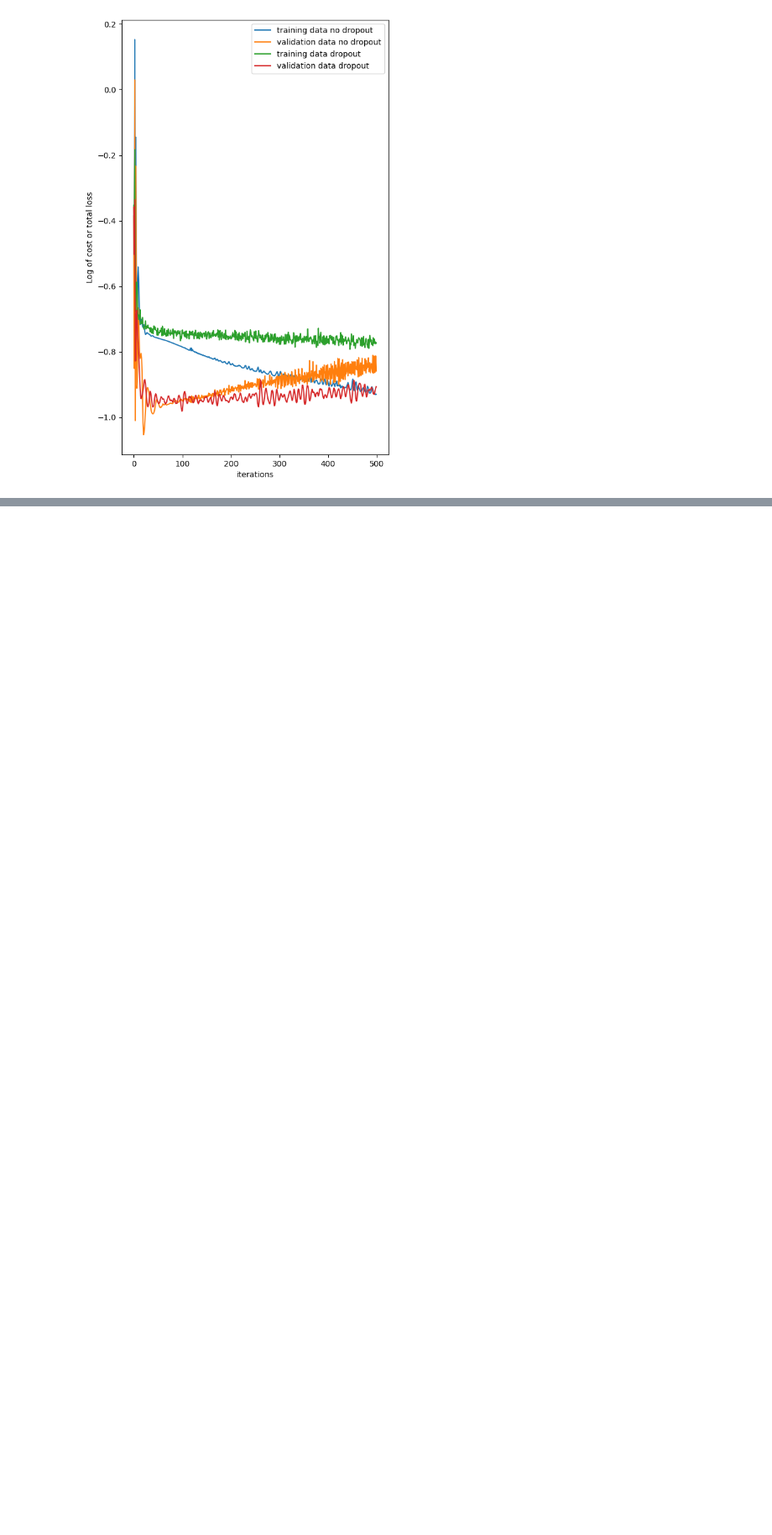
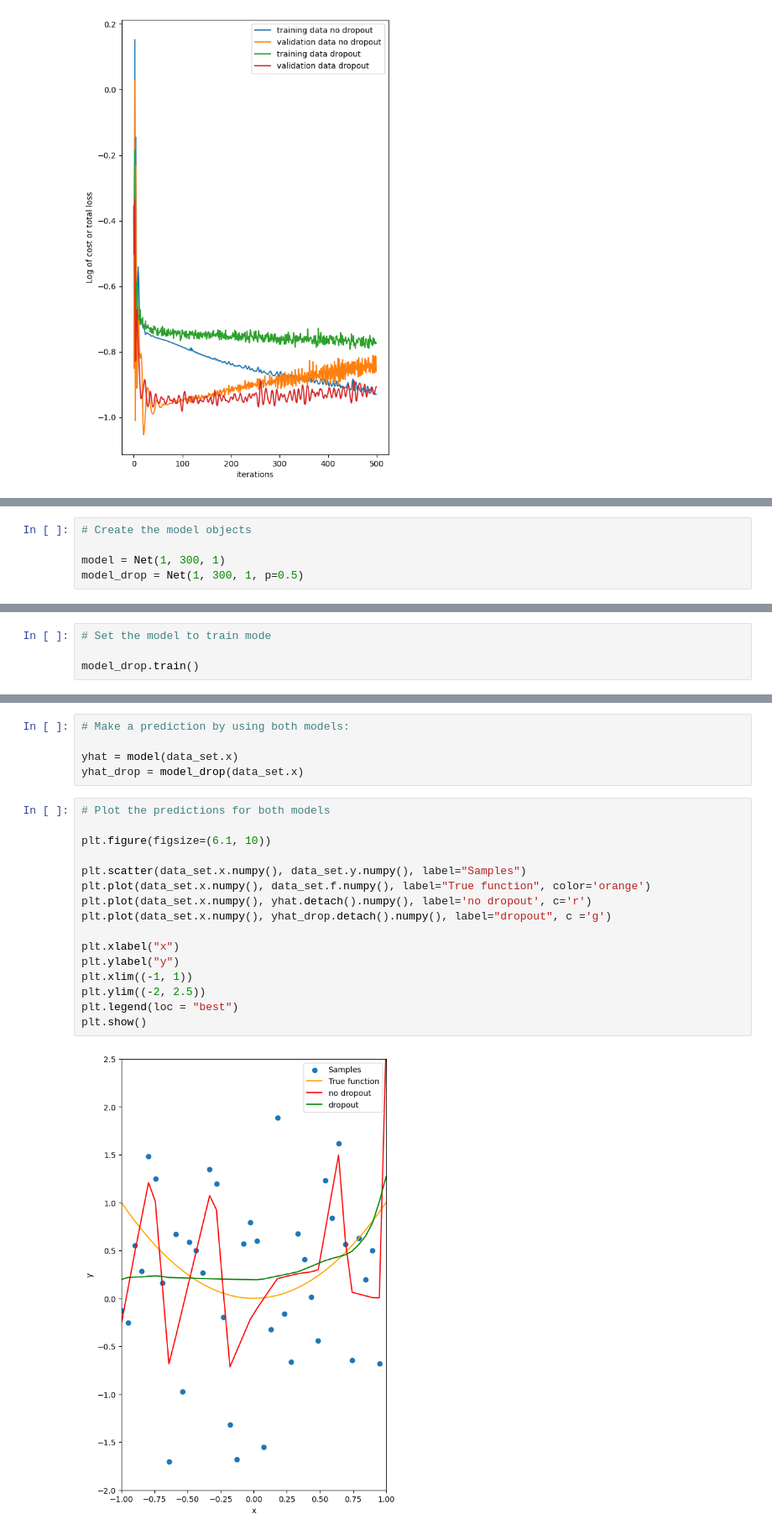
Before and after one commit to Pakhi27/DNN-Dropout-Classification-pyTorch, a Jupyter notebook: DNN_Droupout_for_classification_pyTorch.ipynb, the cells around one changed output, grey strips where cells are left out. Shown at 84% size. Cells and saved outputs as stored; diff of their text form; blank space fills up the shorter version.

```diff
--- a/DNN_Droupout_for_classification_pyTorch.ipynb
+++ b/DNN_Droupout_for_classification_pyTorch.ipynb
@@ -264,0 +347,5 @@ plot_LOSS()
+# %%
+# Create the model objects
+
+model = Net(1, 300, 1)
+model_drop = Net(1, 300, 1, p=0.5)
@@ -264,0 +354,4 @@ plot_LOSS()
+# %%
+# Set the model to train mode
+
+model_drop.train()
@@ -264,0 +420,23 @@ plot_LOSS()
+# %%
+# Make a prediction by using both models:
+
+yhat = model(data_set.x)
+yhat_drop = model_drop(data_set.x)
+# %%
+# Plot the predictions for both models
+
+plt.figure(figsize=(6.1, 10))
+
+plt.scatter(data_set.x.numpy(), data_set.y.numpy(), label="Samples")
+plt.plot(data_set.x.numpy(), data_set.f.numpy(), label="True function", color='orange')
+plt.plot(data_set.x.numpy(), yhat.detach().numpy(), label='no dropout', c='r')
+plt.plot(data_set.x.numpy(), yhat_drop.detach().numpy(), label="dropout", c ='g')
+
+plt.xlabel("x")
+plt.ylabel("y")
+plt.xlim((-1, 1))
+plt.ylim((-2, 2.5))
+plt.legend(loc = "best")
+plt.show()
+# %% [output]
+[figure, added]
```
Also changed, not shown: parts of 15 cells of this notebook.
